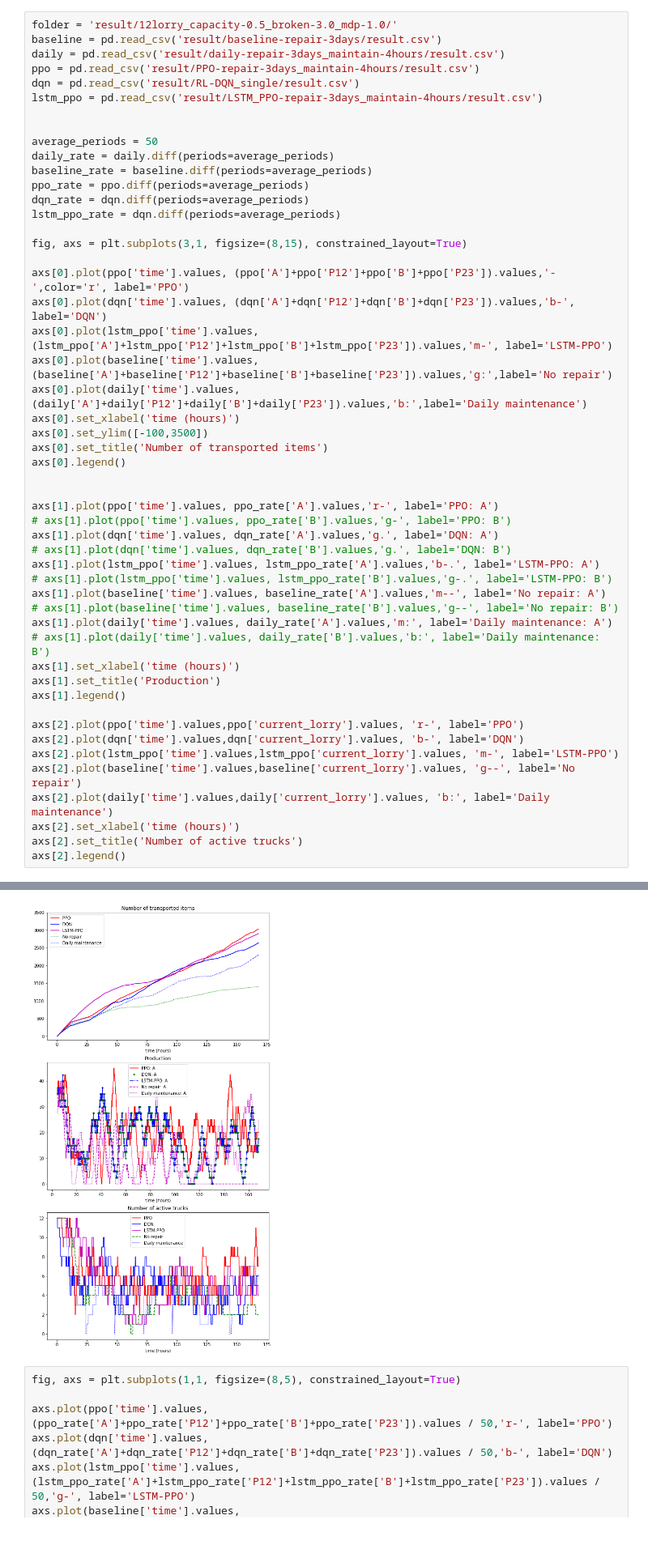
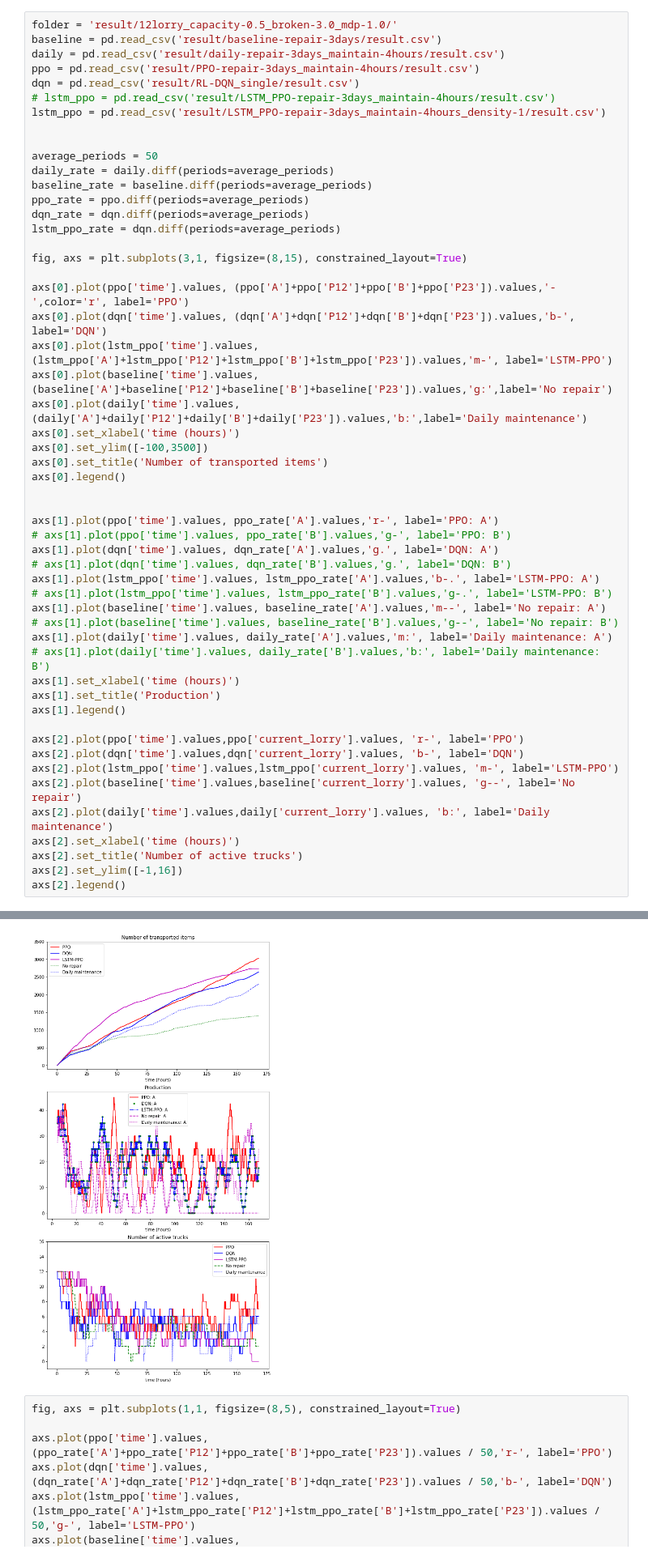
Before and after one commit to Observe-l/PredM, a Jupyter notebook: result_plot.ipynb, the cells around one changed output, grey strips where cells are left out. Shown at 81% size. Drawn from its saved outputs; the diff is of its cells as text.

Commit message:
LSTM result

```diff
--- a/result_plot.ipynb
+++ b/result_plot.ipynb
@@ -8,7 +9,8 @@ baseline = pd.read_csv('result/baseline-repair-3days/result.csv')
 daily = pd.read_csv('result/daily-repair-3days_maintain-4hours/result.csv')
 ppo = pd.read_csv('result/PPO-repair-3days_maintain-4hours/result.csv')
 dqn = pd.read_csv('result/RL-DQN_single/result.csv')
-lstm_ppo = pd.read_csv('result/LSTM_PPO-repair-3days_maintain-4hours/result.csv')
+# lstm_ppo = pd.read_csv('result/LSTM_PPO-repair-3days_maintain-4hours/result.csv')
+lstm_ppo = pd.read_csv('result/LSTM_PPO-repair-3days_maintain-4hours_density-1/result.csv')
 
 
 average_periods = 50
@@ -28,34 +30,35 @@ axs[0].plot(daily['time'].values, (daily['A']+daily['P12']+daily['B']+daily['P23
 axs[0].set_xlabel('time (hours)')
 axs[0].set_ylim([-100,3500])
 axs[0].set_title('Number of transported items')
 axs[0].legend()
 
 
 axs[1].plot(ppo['time'].values, ppo_rate['A'].values,'r-', label='PPO: A')
 # axs[1].plot(ppo['time'].values, ppo_rate['B'].values,'g-', label='PPO: B')
 axs[1].plot(dqn['time'].values, dqn_rate['A'].values,'g.', label='DQN: A')
 # axs[1].plot(dqn['time'].values, dqn_rate['B'].values,'g.', label='DQN: B')
 axs[1].plot(lstm_ppo['time'].values, lstm_ppo_rate['A'].values,'b-.', label='LSTM-PPO: A')
 # axs[1].plot(lstm_ppo['time'].values, lstm_ppo_rate['B'].values,'g-.', label='LSTM-PPO: B')
 axs[1].plot(baseline['time'].values, baseline_rate['A'].values,'m--', label='No repair: A')
 # axs[1].plot(baseline['time'].values, baseline_rate['B'].values,'g--', label='No repair: B')
 axs[1].plot(daily['time'].values, daily_rate['A'].values,'m:', label='Daily maintenance: A')
 # axs[1].plot(daily['time'].values, daily_rate['B'].values,'b:', label='Daily maintenance: B')
 axs[1].set_xlabel('time (hours)')
 axs[1].set_title('Production')
 axs[1].legend()
 
 axs[2].plot(ppo['time'].values,ppo['current_lorry'].values, 'r-', label='PPO')
 axs[2].plot(dqn['time'].values,dqn['current_lorry'].values, 'b-', label='DQN')
 axs[2].plot(lstm_ppo['time'].values,lstm_ppo['current_lorry'].values, 'm-', label='LSTM-PPO')
 axs[2].plot(baseline['time'].values,baseline['current_lorry'].values, 'g--', label='No repair')
 axs[2].plot(daily['time'].values,daily['current_lorry'].values, 'b:', label='Daily maintenance')
 axs[2].set_xlabel('time (hours)')
 axs[2].set_title('Number of active trucks')
+axs[2].set_ylim([-1,16])
 axs[2].legend()
 # %% [output]
 <matplotlib.legend.Legend at 0x...>
-[figure, old version]
+[figure, new version]
 # %%
 fig, axs = plt.subplots(1,1, figsize=(8,5), constrained_layout=True)
 
```
Also changed, not shown: parts of 4 cells of this notebook, 3 other files.
